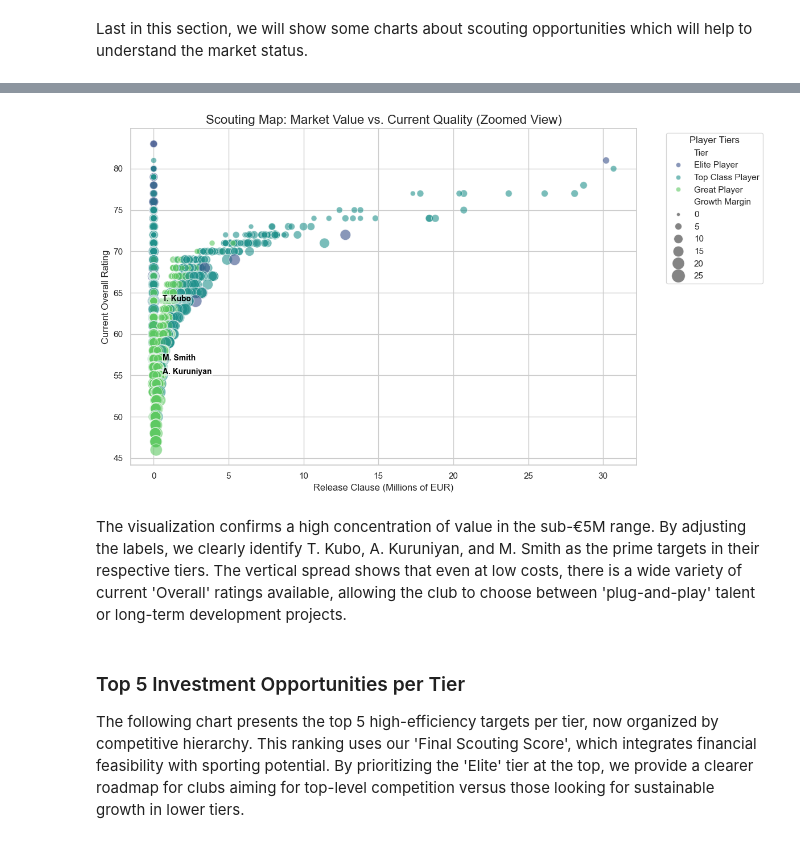
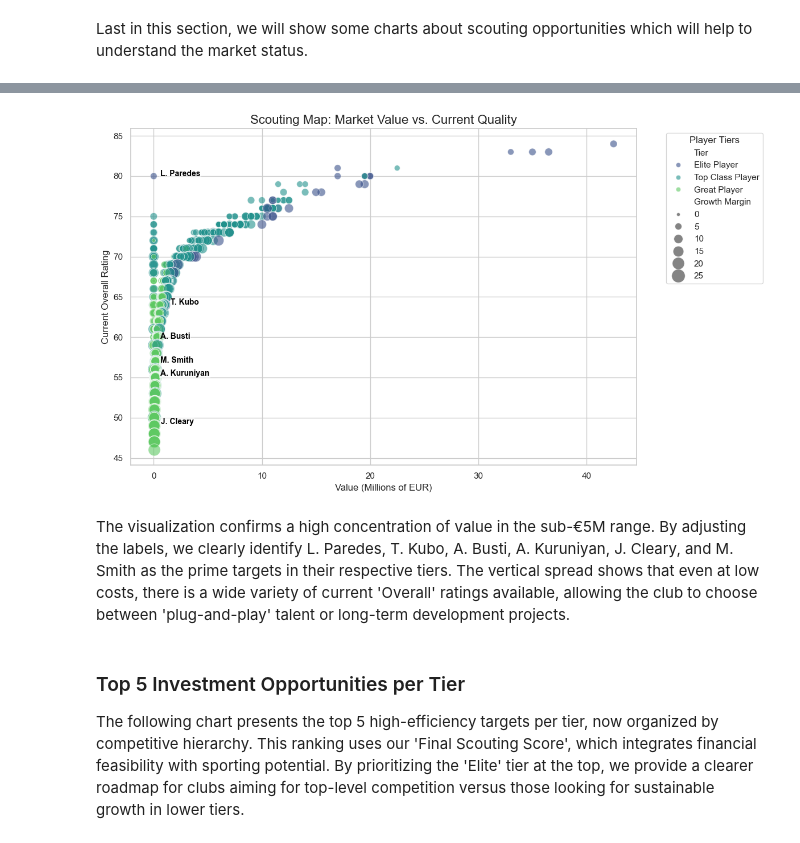
Before and after one commit to dalarconro/FIFA18_Python_Analysis, a Jupyter notebook: notebooks/03_analysis.ipynb, the cells around one changed output, grey strips where cells are left out. Drawn from its saved outputs; the diff is of its cells as text; code cells hidden in the pictures.

```diff
--- a/notebooks/03_analysis.ipynb
+++ b/notebooks/03_analysis.ipynb
@@ -91,10 +97,13 @@ We'll start our analysis by creating some derived metrics will allow you to find
 # %%
 # We won't find players with 0 Potential or Overall
 # But we will control divisions by 0, just in case
-data['Value/Potential Efficiency'] = np.where(data['Potential'] > 0,
+data['Value Efficiency'] = np.where(data['Potential'] > 0,
+                                              round(data['Value (M_EUR)'] / data['Potential'], 3),
+                                              np.nan)
+data['Release_Clause Efficiency'] = np.where(data['Potential'] > 0,
                                               round(data['Release Clause (M_EUR)'] / data['Potential'], 3),
                                               np.nan)
-data['Wage-to-performance Ratio'] = np.where(data['Overall'] > 0,
+data['Wage_Performance Ratio'] = np.where(data['Overall'] > 0,
                                              round(data['Wage (K_EUR)'] / data['Overall'], 3),
                                              np.nan)
 data['Growth Margin'] = data['Potential'] - data['Overall']
@@ -175,8 +186,9 @@ scouting_pool = data[(data['Age'] <= 24) &
 
 # 2. Making metric comparables by normalization (0 to 1)
 # In Efficiency and Wage we look for the MINIMUM, so we substract from 1
-scouting_pool['score_value'] = 1 - scouting_pool['Value/Potential Efficiency'].rank(pct=True)
-scouting_pool['score_wage'] = 1 - scouting_pool['Wage-to-performance Ratio'].rank(pct=True)
+scouting_pool['score_value'] = 1 - scouting_pool['Value Efficiency'].rank(pct=True)
+scouting_pool['score_clause'] = 1 - scouting_pool['Release_Clause Efficiency'].rank(pct=True)
+scouting_pool['score_wage'] = 1 - scouting_pool['Wage_Performance Ratio'].rank(pct=True)
 scouting_pool['score_growth'] = scouting_pool['Growth Margin'].rank(pct=True)
 scouting_pool['score_contract'] = 1 - scouting_pool['Days Left'].rank(pct=True)
 
@@ -185,8 +197,9 @@ scouting_pool['score_contract'] = 1 - scouting_pool['Days Left'].rank(pct=True)
 scouting_pool['Final_Scouting_Score'] = (
     scouting_pool['score_value'] * 0.4 +
     scouting_pool['score_growth'] * 0.3 +
-    scouting_pool['score_wage'] * 0.2 +
-    scouting_pool['score_contract'] * 0.1
+    scouting_pool['score_wage'] * 0.15 +
+    scouting_pool['score_contract'] * 0.1 +
+    scouting_pool['score_clause'] * 0.05
 )
 
 # 4. Defining categories by Potential
@@ -298,52 +280,51 @@ This strategic map plots players based on their current quality (Overall) agains
 # %%
-# Create the Improved Scatter Plot
+# Create the Scatter Plot
 plt.figure(figsize=(12, 7))
 
-# 1. Limit X-axis to 40M to see the "bargain zone" clearly
+# 1. Selecting data
 scatter = sns.scatterplot(
-    data=scouting_pool[scouting_pool['Release Clause (M_EUR)'] < 40],
-    x='Release Clause (M_EUR)',
+    data=scouting_pool,
+    x='Value (M_EUR)',
     y='Overall',
     hue='Tier',
     size='Growth Margin',
     sizes=(20, 300),
     palette='viridis',
     alpha=0.6
 )
 
 # 2. Strategic Annotations with offset to avoid overlapping
 # We manually define different offsets if they are too close
-top_per_tier = scouting_results[scouting_results['Tier_Rank'] == 1]
+top_per_tier = scouting_results[scouting_results['Tier_Rank'] <= 2]
 
 for i, row in top_per_tier.iterrows():
-    if row['Release Clause (M_EUR)'] < 40:
-        # Custom offsets to prevent overlap in the "bargain cluster"
-        x_offset = 0.6
-        y_offset = 0
+    # Custom offsets to prevent overlap in the "bargain cluster"
+    x_offset = 0.6
+    y_offset = 0
 
-        if row['Tier'] == 'Top Class Player': y_offset = 0.8  # Move up
-        if row['Tier'] == 'Great Player': y_offset = -0.8    # Move down
+    if row['Tier'] == 'Top Class Player': y_offset = 0.8  # Move up
+    if row['Tier'] == 'Great Player': y_offset = -0.8    # Move down
 
-        plt.text(row['Release Clause (M_EUR)'] + x_offset,
-                 row['Overall'] + y_offset,
-                 row['Name'],
-                 fontsize=10, weight='bold', color='black',
-                 bbox=dict(facecolor='white', alpha=0.5, edgecolor='none', pad=1))
+    plt.text(row['Value (M_EUR)'] + x_offset,
+                row['Overall'] + y_offset,
+                row['Name'],
+                fontsize=10, weight='bold', color='black',
+                bbox=dict(facecolor='white', alpha=0.5, edgecolor='none', pad=1))
 
-plt.title('Scouting Map: Market Value vs. Current Quality (Zoomed View)', fontsize=16)
-plt.xlabel('Release Clause (Millions of EUR)', fontsize=12)
+plt.title('Scouting Map: Market Value vs. Current Quality', fontsize=16)
+plt.xlabel('Value (Millions of EUR)', fontsize=12)
 plt.ylabel('Current Overall Rating', fontsize=12)
 plt.legend(title='Player Tiers', bbox_to_anchor=(1.05, 1), loc='upper left')
 plt.tight_layout()
 
 # Saving figure
 plt.savefig('../outputs/figures/Scouting - Global Market Overview - Cost vs Potential.png', dpi=300)
 
 plt.show()
 # %% [output]
-[figure, old version]
+[figure, new version]
 # %% [markdown]
-The visualization confirms a high concentration of value in the sub-€5M range. By adjusting the labels, we clearly identify T. Kubo, A. Kuruniyan, and M. Smith as the prime targets in their respective tiers. The vertical spread shows that even at low costs, there is a wide variety of current 'Overall' ratings available, allowing the club to choose between 'plug-and-play' talent or long-term development projects.
+The visualization confirms a high concentration of value in the sub-€5M range. By adjusting the labels, we clearly identify L. Paredes, T. Kubo, A. Busti, A. Kuruniyan, J. Cleary, and M. Smith as the prime targets in their respective tiers. The vertical spread shows that even at low costs, there is a wide variety of current 'Overall' ratings available, allowing the club to choose between 'plug-and-play' talent or long-term development projects.
 # %% [markdown]
 ### Top 5 Investment Opportunities per Tier
 
```
Also changed, not shown: parts of 41 cells of this notebook, 26 other files.
